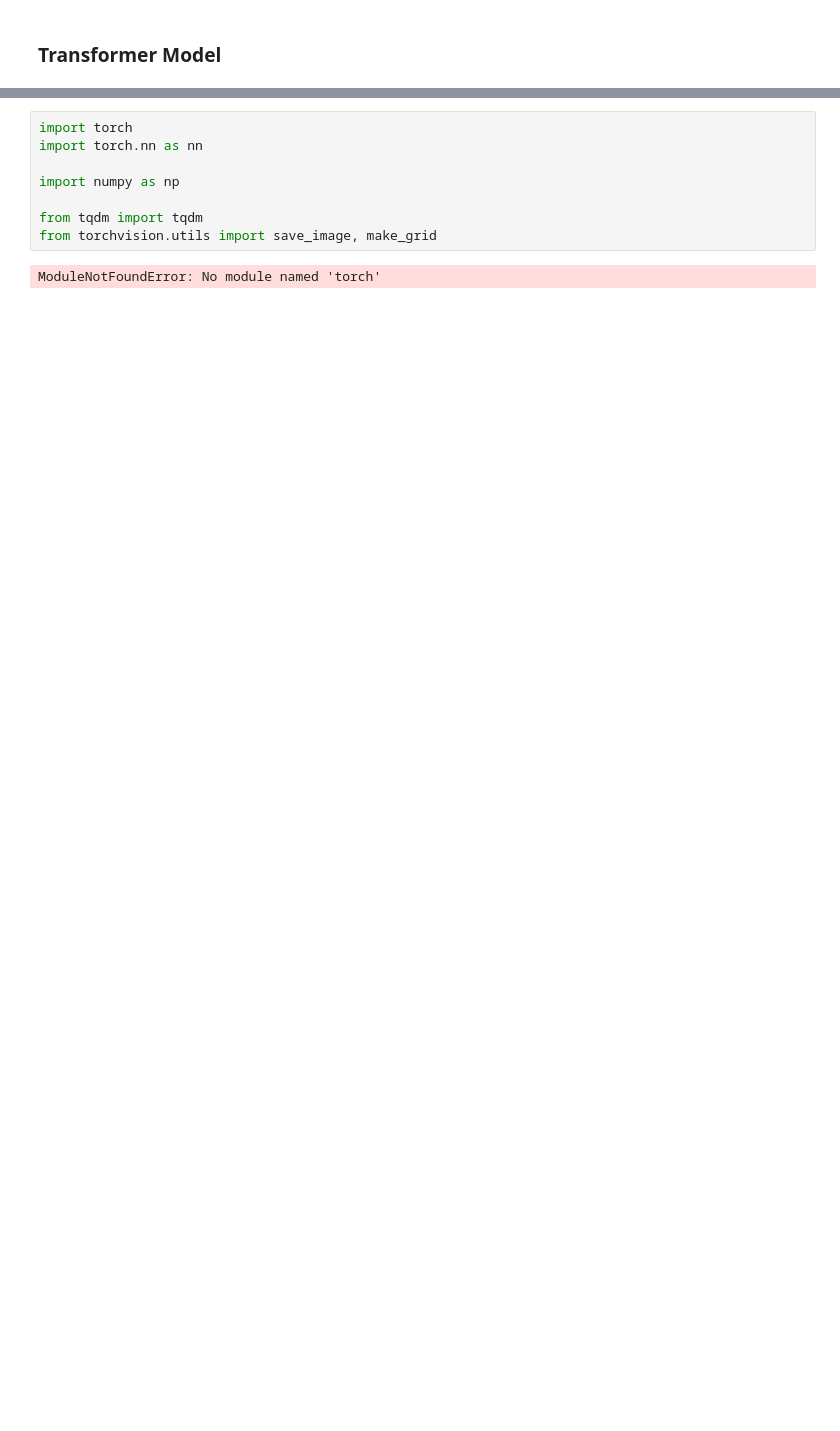
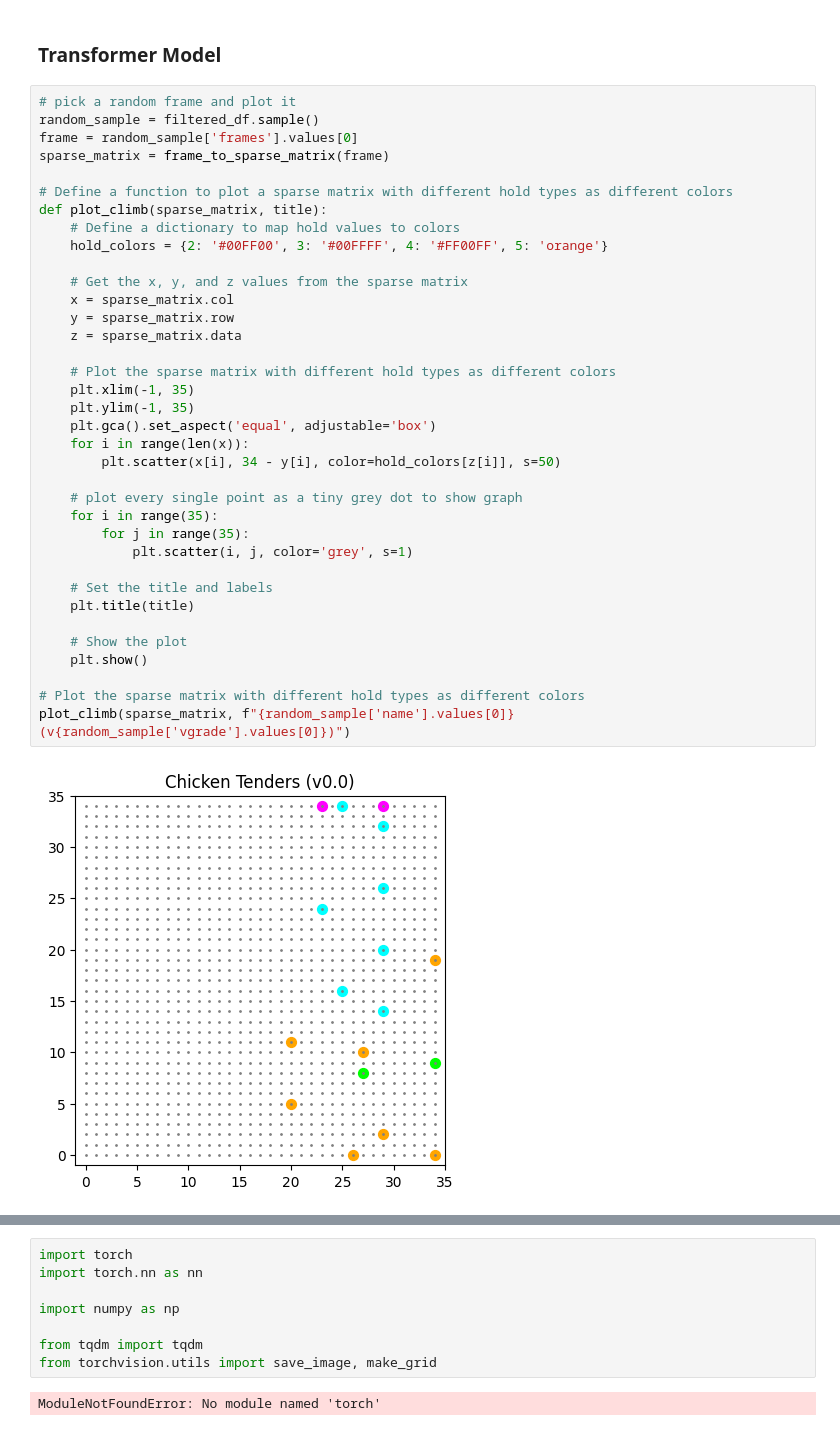
Before and after one commit to ViniciusDugue/KilterBoard-AI, a Jupyter notebook: Transformer_Kilter.ipynb, the cells around one changed output, grey strips where cells are left out. Cells and saved outputs as stored; diff of their text form; blank space fills up the shorter version.

```diff
--- a/Transformer_Kilter.ipynb
+++ b/Transformer_Kilter.ipynb
@@ -294,2 +317,40 @@ Triplet List: [(7, 6, 2), (13, 10, 2), (15, 18, 3), (19, 18, 3), (13, 24, 3), (2
 # %% [markdown]
 ### Transformer Model
+# %%
+# pick a random frame and plot it
+random_sample = filtered_df.sample()
+frame = random_sample['frames'].values[0]
+sparse_matrix = frame_to_sparse_matrix(frame)
+
+# Define a function to plot a sparse matrix with different hold types as different colors
+def plot_climb(sparse_matrix, title):
+    # Define a dictionary to map hold values to colors
+    hold_colors = {2: '#00FF00', 3: '#00FFFF', 4: '#FF00FF', 5: 'orange'}
+
+    # Get the x, y, and z values from the sparse matrix
+    x = sparse_matrix.col
+    y = sparse_matrix.row
+    z = sparse_matrix.data
+
+    # Plot the sparse matrix with different hold types as different colors
+    plt.xlim(-1, 35)
+    plt.ylim(-1, 35)
+    plt.gca().set_aspect('equal', adjustable='box')
+    for i in range(len(x)):
+        plt.scatter(x[i], 34 - y[i], color=hold_colors[z[i]], s=50)
+
+    # plot every single point as a tiny grey dot to show graph
+    for i in range(35):
+        for j in range(35):
+            plt.scatter(i, j, color='grey', s=1)
+
+    # Set the title and labels
+    plt.title(title)
+
+    # Show the plot
+    plt.show()
+
+# Plot the sparse matrix with different hold types as different colors
+plot_climb(sparse_matrix, f"{random_sample['name'].values[0]} (v{random_sample['vgrade'].values[0]})")
+# %% [output]
+[figure, added]
```
Also changed, not shown: parts of 8 cells of this notebook.
